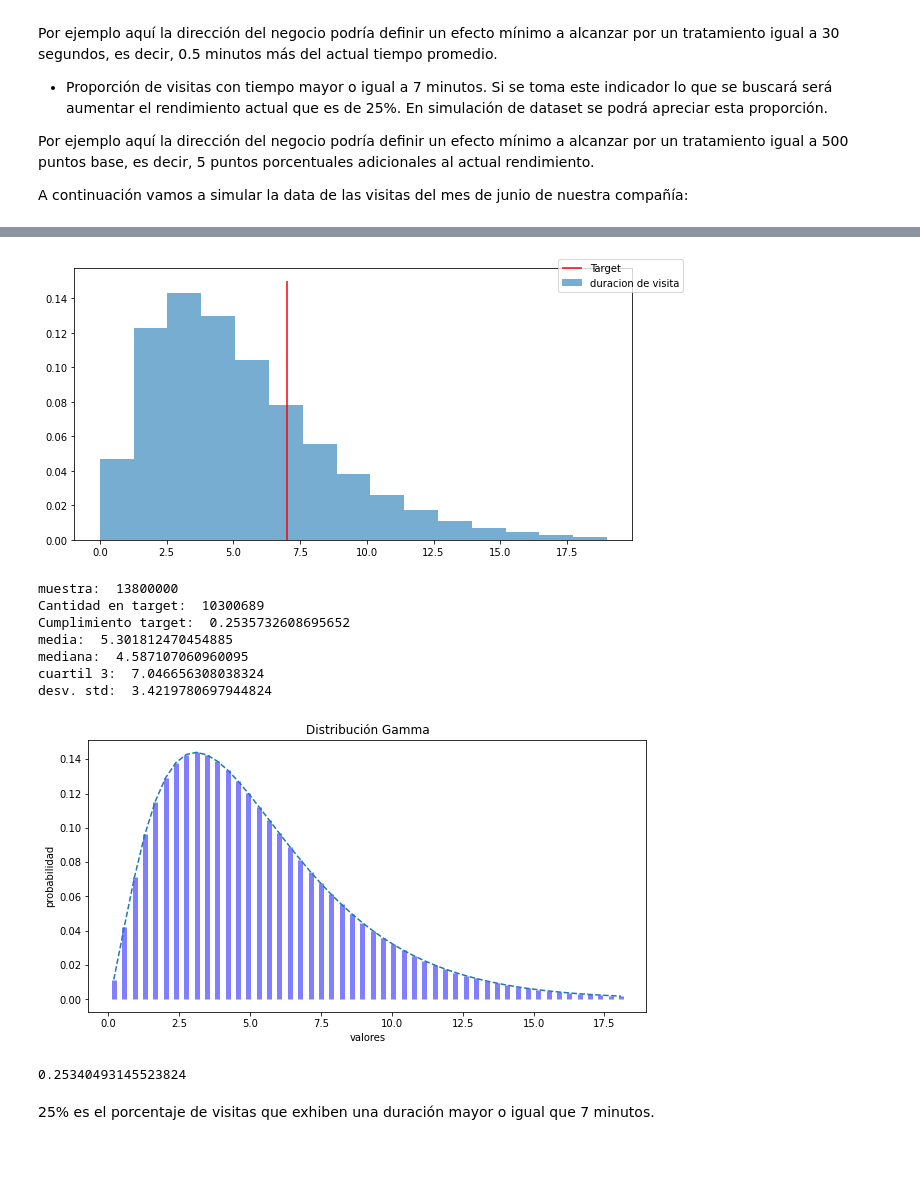
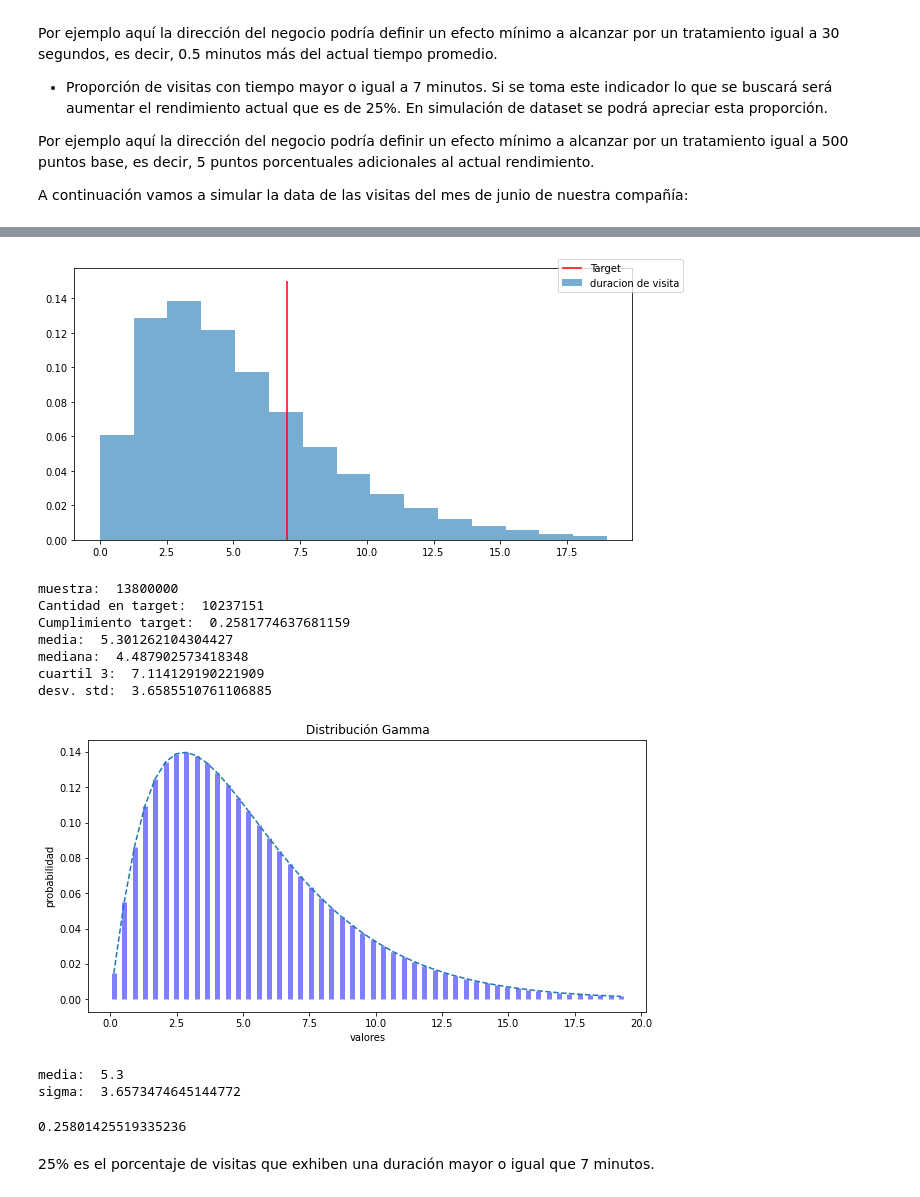
Before and after one commit to robertomoragad/Estadistica, a Jupyter notebook: Ejemplo_de_caso_de_uso_de_A_B_testing.ipynb, the cells around one changed output, grey strips where cells are left out. Saved outputs shown, nothing was run; the diff lists cells and outputs as text; code cells hidden in the pictures; blank space fills up the shorter version.

```diff
--- a/Ejemplo_de_caso_de_uso_de_A_B_testing.ipynb
+++ b/Ejemplo_de_caso_de_uso_de_A_B_testing.ipynb
@@ -105,16 +105,17 @@ media = 5.30
 N = 13800000
 
 #descomponer y calcular alpha y beta para proyectar Distribucion Gamma
-alpha= 2.4
-beta = alpha/media
+alpha= 2.1
+lam = alpha/media #lam = lambda
+beta = 1/lam
 
 print('beta: ', beta)
 print('alpha: ', alpha)
-print('media: ', alpha/beta)
-print('sigma: ', np.sqrt(alpha)/beta)
+print('media: ', alpha*beta)
+print('sigma: ', np.sqrt(alpha)*beta)
 
 #simular data set con Distribucion gamma
-data = np.random.RandomState(seed=1).gamma(alpha, 1/beta, N)
+data = np.random.RandomState(seed=1).gamma(alpha, beta, N)
 #print(data)
 
 #calcular estadisticos data set
@@ -169,36 +179,43 @@ print('mediana: ', mediana_a)
 print('cuartil 3: ', per75_a)
 print('desv. std: ', sigma_a)
 # %% [output]
-[figure, old version]
+[figure, new version]
 muestra:  13800000
-Cantidad en target:  10300689
-Cumplimiento target:  0.2535732608695652
-media:  5.301812470454885
-mediana:  4.587107060960095
-cuartil 3:  7.046656308038324
-desv. std:  3.4219780697944824
+Cantidad en target:  10237151
+Cumplimiento target:  0.2581774637681159
+media:  5.301262104304427
+mediana:  4.487902573418348
+cuartil 3:  7.114129190221909
+desv. std:  3.6585510761106885
 # %%
 # Graficando Gamma con funcion de scipy
 
-gamma = stats.gamma(a=alpha, loc= 0 , scale =1/beta ) # Distribución
+gamma = stats.gamma(a=alpha, loc= 0 , scale =beta ) # Distribución
 x = np.linspace(gamma.ppf(0.001),
               gamma.ppf(0.995))
 fdp = gamma.pdf(x) # Función de Densidad de Probabilidad
 
 plt.figure(figsize=(10, 5)) #tamaño grafico
 plt.plot(x, fdp, '--')
 plt.vlines(x, 0, fdp, colors='b', lw=5, alpha=0.5)
 plt.title('Distribución Gamma')
 plt.ylabel('probabilidad')
 plt.xlabel('valores')
 plt.show()
+
+media = gamma.mean()
+sigma = gamma.std()
+print('media: ', media)
+print('sigma: ', sigma)
 # %% [output]
-[figure, old version]
+[figure, new version]
+media:  5.3
+sigma:  3.6573474645144772
 # %%
 #probabilidad de que visita dure >= 7 min
 gamma.sf(7)
 # %% [output]
-0.25340493145523824
+0.25801425519335236
 # %% [markdown]
 25% es el porcentaje de visitas que exhiben una duración mayor o igual que 7 minutos.
 # %% [markdown]
```
Also changed, not shown: parts of 4 cells of this notebook.
